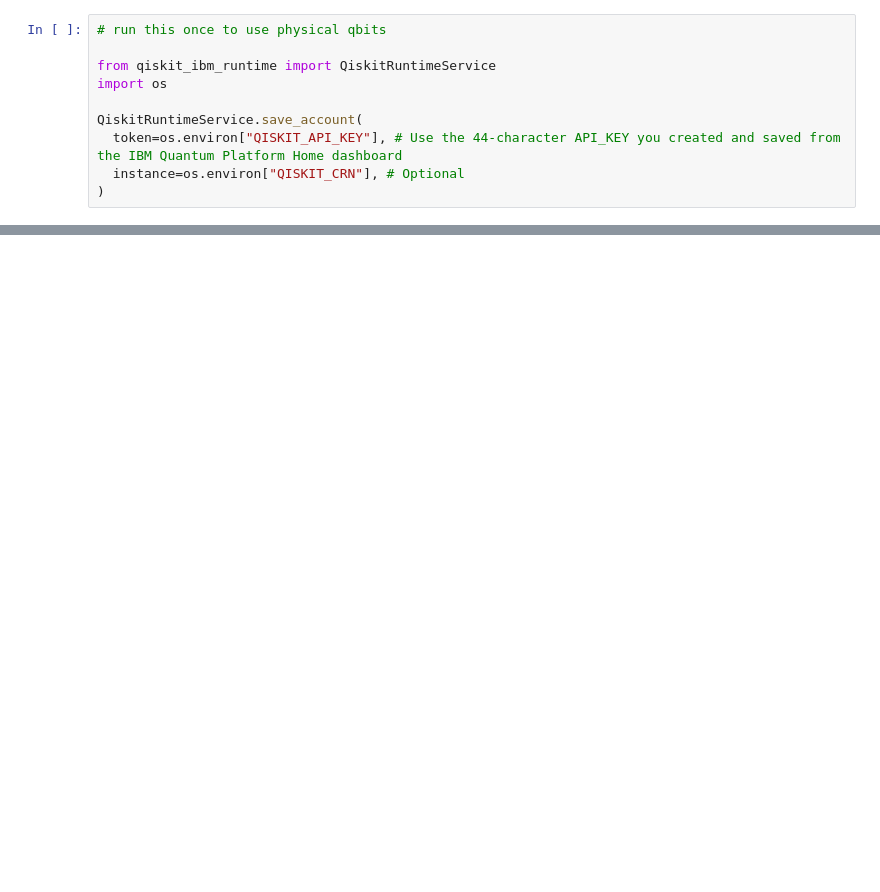
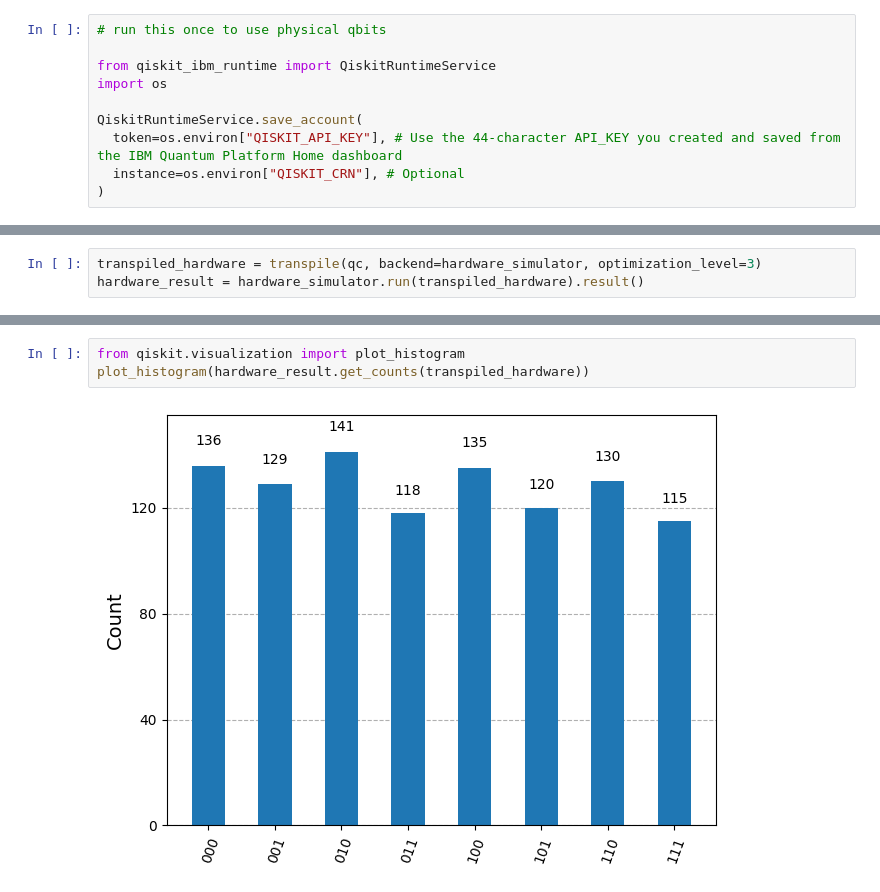
Before and after one commit to CryoSnake22/QFF25_quackers, a Jupyter notebook: qft_circuit.ipynb, the cells around one changed output, grey strips where cells are left out. Saved outputs shown, nothing was run; the diff lists cells and outputs as text; blank space fills up the shorter version.

```diff
--- a/qft_circuit.ipynb
+++ b/qft_circuit.ipynb
@@ -75,0 +32,3 @@ q_6: ────────────┤6     ├
+# %%
+transpiled_hardware = transpile(qc, backend=hardware_simulator, optimization_level=3)
+hardware_result = hardware_simulator.run(transpiled_hardware).result()
@@ -75,0 +39,5 @@ q_6: ────────────┤6     ├
+# %%
+from qiskit.visualization import plot_histogram
+plot_histogram(hardware_result.get_counts(transpiled_hardware))
+# %% [output]
+[figure, added]
```
Also changed, not shown: parts of 9 cells of this notebook.
